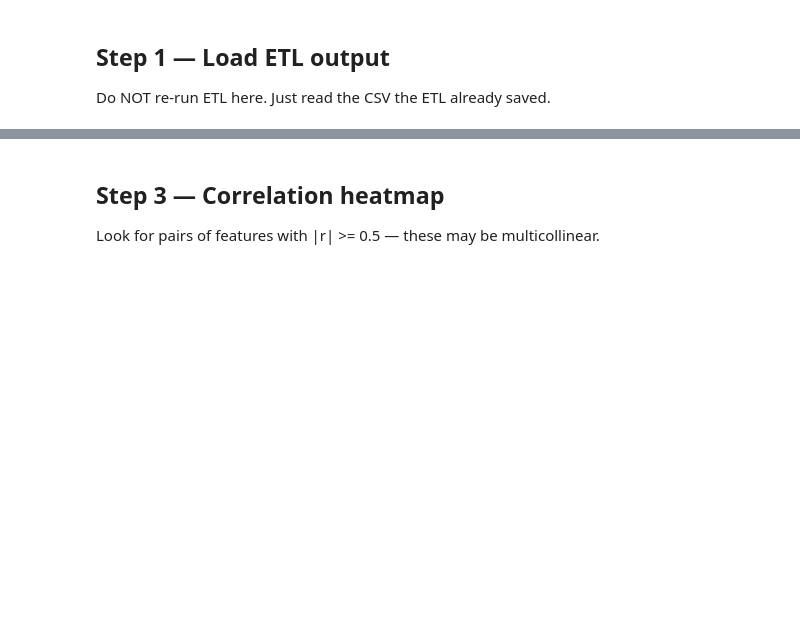
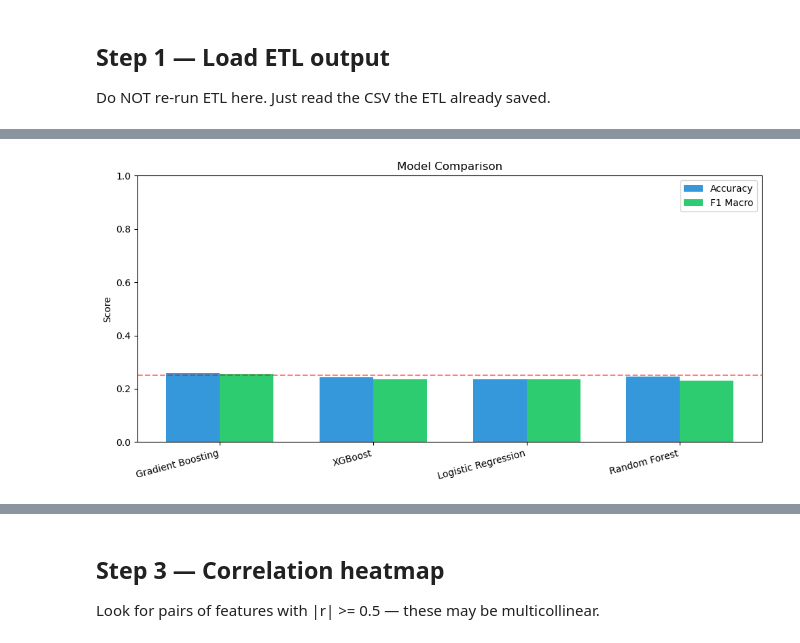
Before and after one commit to teresaghirardi-hub/group_assignment_group_2, a Jupyter notebook: notebooks/ml_model(old).ipynb, the cells around one changed output, grey strips where cells are left out. Saved outputs shown, nothing was run; the diff lists cells and outputs as text; code cells hidden in the pictures; blank space fills up the shorter version.

Commit message:
feat: Introduce multi-class classification model comparison with expanded features and hyperparameter tuning.

```diff
--- a/notebooks/ml_model(old).ipynb
+++ b/notebooks/ml_model(old).ipynb
@@ -34,16 +71,3 @@ TARGET = "Target"
 # %% [markdown]
 ## Step 1 — Load ETL output
 Do NOT re-run ETL here. Just read the CSV the ETL already saved.
-# %%
-TICKER = "AMZN"  # start with one ticker, then loop over all
-
-df = pd.read_csv(f"{PROCESSED_DIR}/{TICKER.lower()}_processed.csv", parse_dates=["Date"])
-df = df.sort_values("Date").reset_index(drop=True)
-
-# Drop the last row — it has NaN target (no tomorrow)
-df = df.dropna(subset=[TARGET]).reset_index(drop=True)
-
-print("Shape:", df.shape)
-print("\nTarget distribution:")
-print(df[TARGET].value_counts())
-df.head()
@@ -97,0 +229,29 @@ Reserved: (122, 19)
+# %%
+def plot_comparison(comparison_df):
+    """Bar chart comparing models."""
+
+    fig, ax = plt.subplots(figsize=(10, 5))
+
+    x = range(len(comparison_df))
+    width = 0.35
+
+    bars1 = ax.bar([i - width/2 for i in x], comparison_df["Accuracy"],
+                   width, label="Accuracy", color="#3498db")
+    bars2 = ax.bar([i + width/2 for i in x], comparison_df["F1 Macro"],
+                   width, label="F1 Macro", color="#2ecc71")
+
+    ax.set_ylabel("Score")
+    ax.set_title("Model Comparison")
+    ax.set_xticks(x)
+    ax.set_xticklabels(comparison_df["Model"], rotation=15, ha="right")
+    ax.legend()
+    ax.set_ylim(0, 1)
+    ax.axhline(y=0.25, color="red", linestyle="--", alpha=0.5, label="Random baseline")
+
+    plt.tight_layout()
+    plt.savefig(f"{MODELS_DIR}/model_comparison.png", dpi=150)
+    plt.show()
+
+plot_comparison(comparison)
+# %% [output]
+[figure, added]
```
Also changed, not shown: parts of 25 cells of this notebook, 3 other files.
